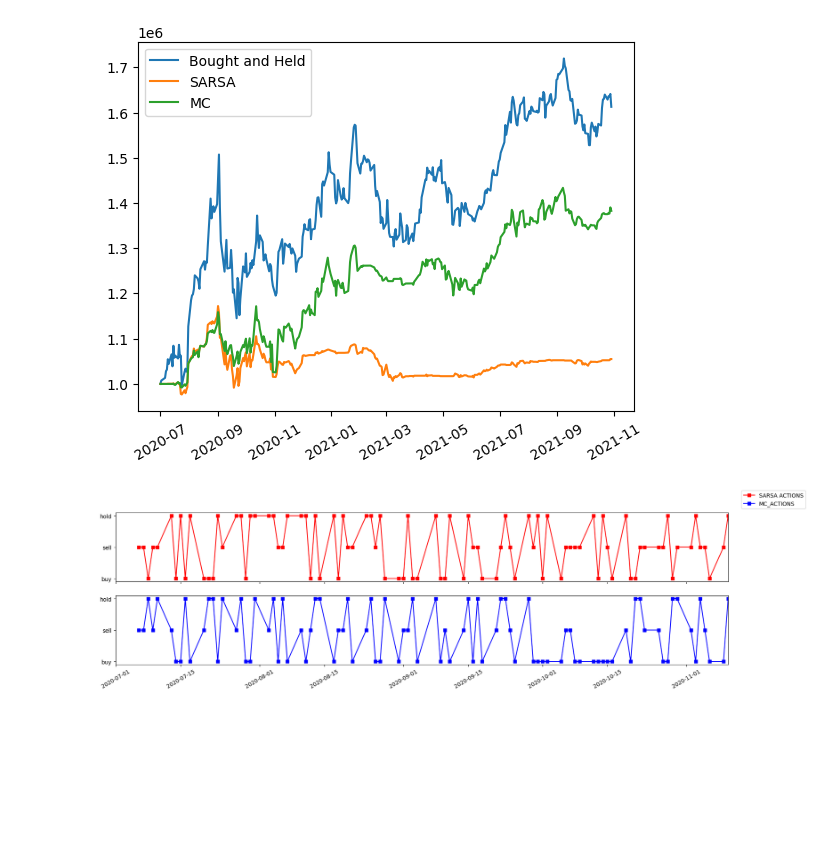
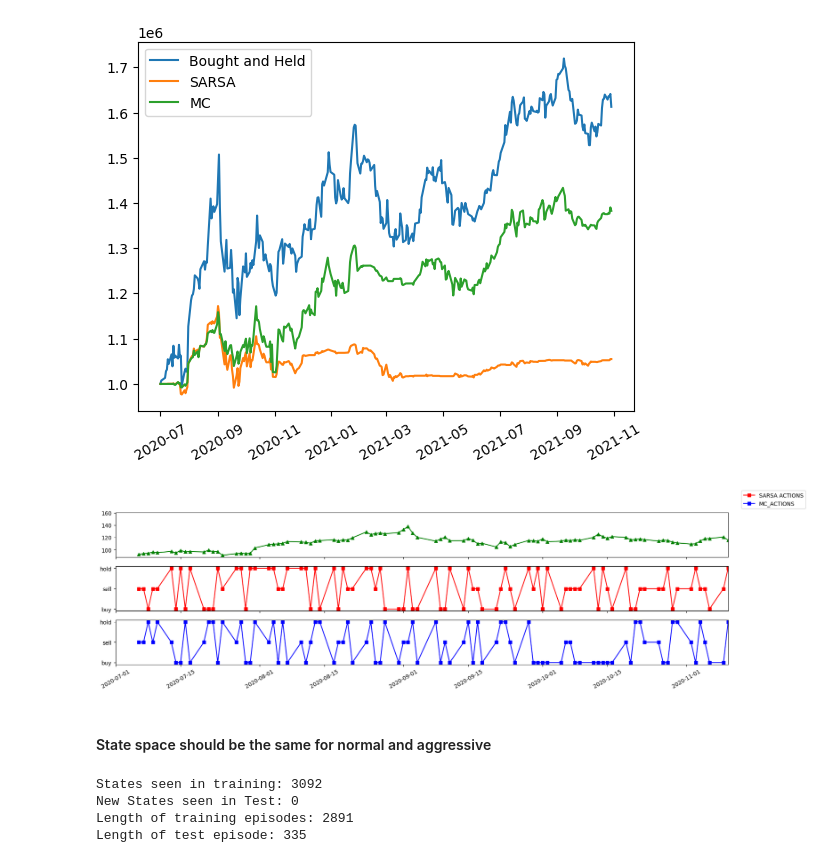
Before and after one commit to wachowiak-a/RLFinanceProject, a Jupyter notebook: discrete_experiments.ipynb, the cells around one changed output. Saved outputs shown, nothing was run; the diff lists cells and outputs as text; code cells hidden in the pictures; blank space fills up the shorter version.

Commit message:
Added Experiments for SARSA AND MC. WILL NEED TO RUN FOR MORE EPISODES

```diff
--- a/discrete_experiments.ipynb
+++ b/discrete_experiments.ipynb
@@ -333,23 +333,25 @@ plt.show()
 # %%
 # ACTIONS OVER TEST
 sarsa_test_actions = []
 mc_test_actions = []
 # episode.append((S, A, reward, percent))
 action_dates = dates[2:] # account for skipping first two steps to create differences
 for step in sarsa_test_episode[0]:
     action = step[1]
     sarsa_test_actions.append(action)
 for step in mc_test_episode[0]:
     action = step[1]
     mc_test_actions.append(action)
-fig, axs = plt.subplots(nrows=2, figsize=(20,5), sharex=True)
-axs[0].plot(action_dates, sarsa_test_actions, marker = 's', label = 'SARSA ACTIONS', c='r')
-axs[1].plot(action_dates, mc_test_actions, marker = 's', label= 'MC_ACTIONS', c='b')
+fig, axs = plt.subplots(nrows=3, figsize=(20,5), sharex=True)
+axs[1].plot(action_dates, sarsa_test_actions, marker = 's', label = 'SARSA ACTIONS', c='r')
+axs[2].plot(action_dates, mc_test_actions, marker = 's', label= 'MC_ACTIONS', c='b')
 fig.legend()
 plt.xticks(rotation=30)
-for ax in axs:
+
+axs[0].plot(action_dates, trade[(trade['date'] >= '2020-07-01') & (trade['tic'] == 'AAPL')]['open'][2:], marker = '^', label = 'STOCK VALUE', c='g')
+for ax in axs[1:]:
     ax.set_xlim(np.asarray(['2020-07-01', '2020-11-10'],  dtype='datetime64[s]'))
     ax.set_yticks([0, 1, 2]) # buy hold sell
     ax.set_yticklabels(['buy', 'sell', 'hold'])
 # %% [output]
-[figure, old version]
+[figure, new version]
@@ -357,0 +358,17 @@ for ax in axs:
+# %% [markdown]
+#### State space should be the same for normal and aggressive
+# %%
+seen = len(sarsa_test_Q.keys())
+unseen = 0
+for state in sarsa_test_Q.keys():
+    if state not in sarsa_Q.keys():
+        unseen += 1
+print(f"States seen in training: {seen}")
+print(f"New States seen in Test: {unseen}")
+print(f"Length of training episodes: {len(sarsa_training_episodes[0])}")
+print(f"Length of test episode: {len(sarsa_test_episode[0])}")
+# %% [output]
+States seen in training: 3092
+New States seen in Test: 0
+Length of training episodes: 2891
+Length of test episode: 335
```
Also changed, not shown: parts of 2 cells of this notebook, 1 other file.
